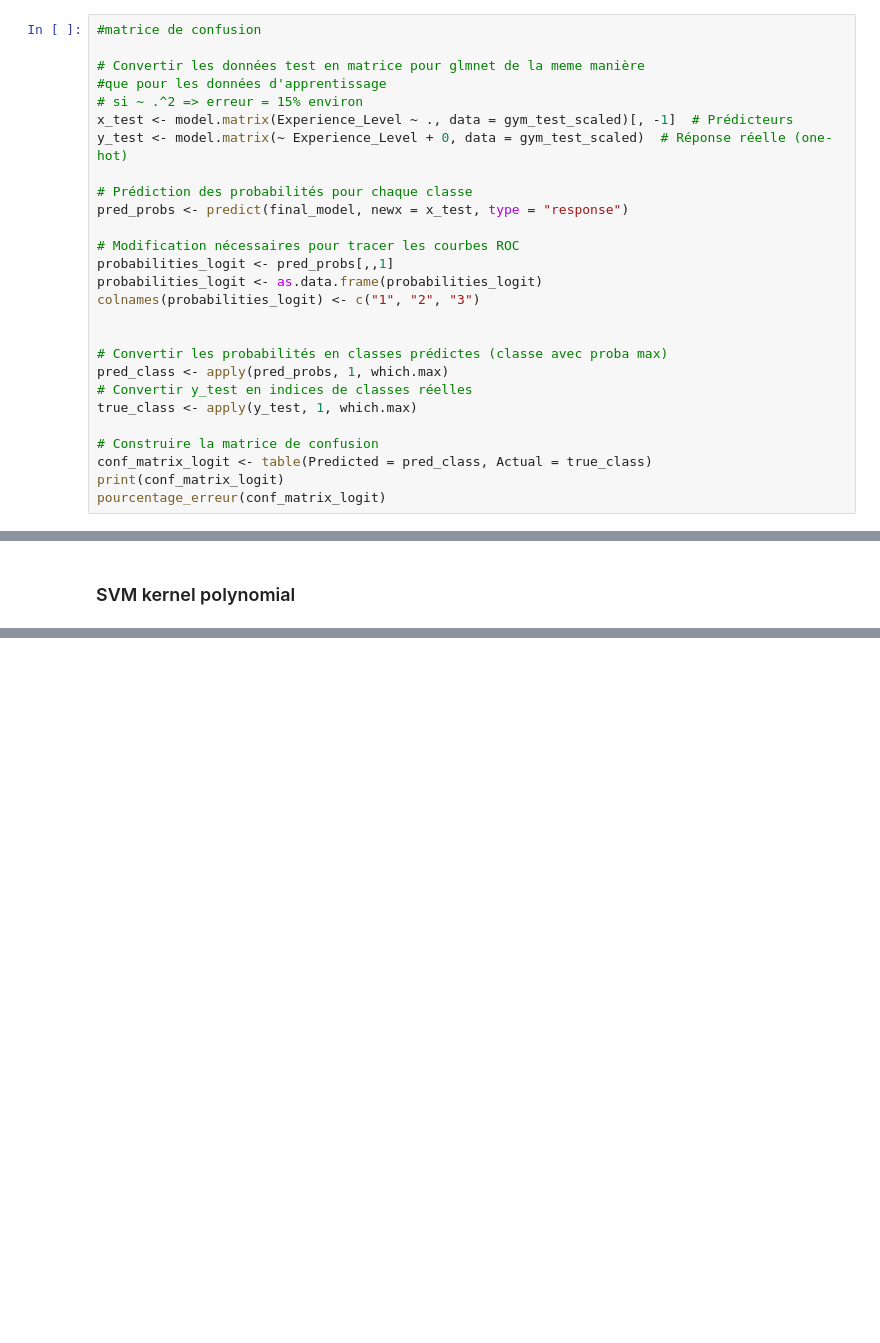
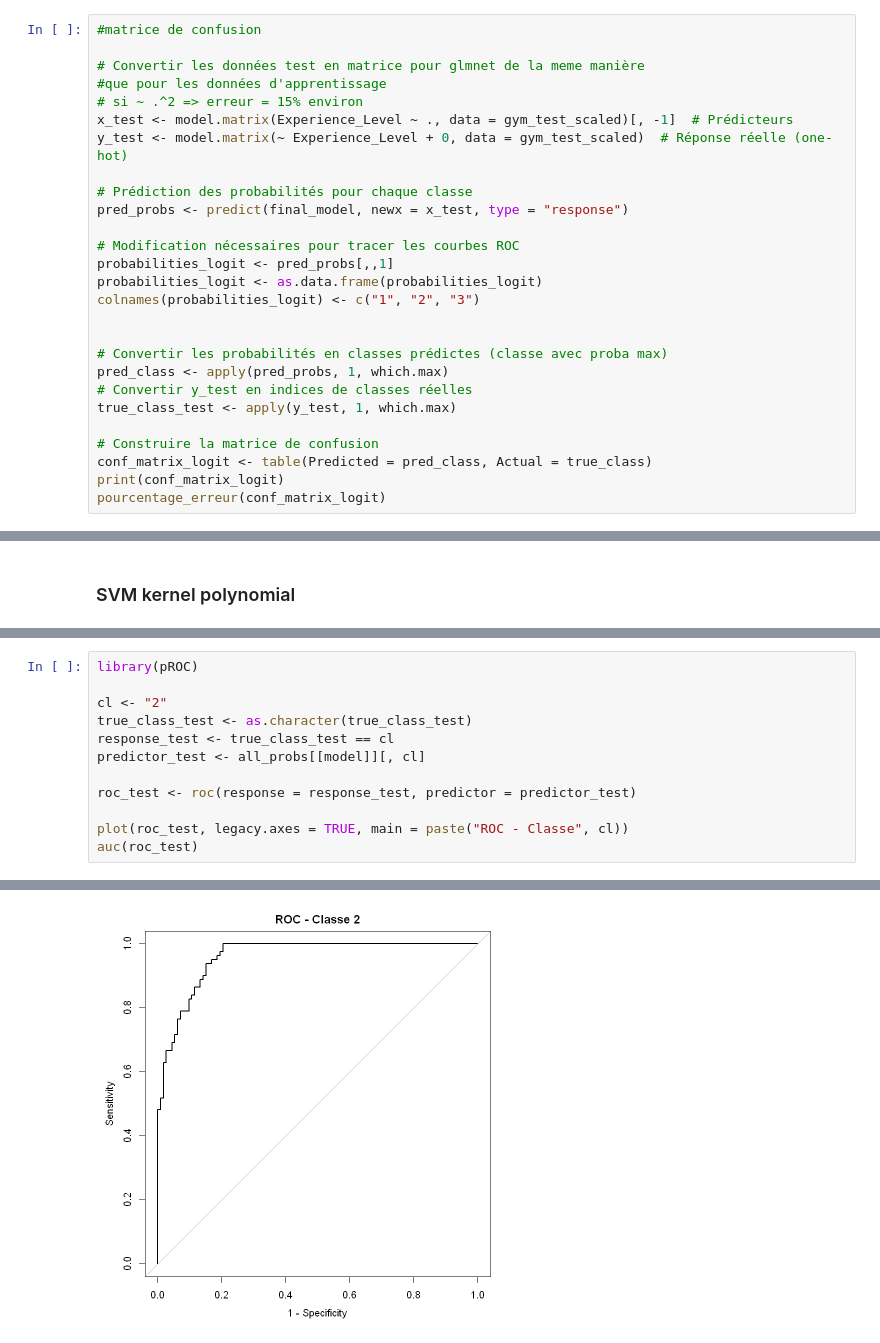
Before and after one commit to Dorianhgn/ProjetML4A, a Jupyter notebook: Experience_Level/Lise/R.ipynb, the cells around one changed output, grey strips where cells are left out. Saved outputs shown, nothing was run; the diff lists cells and outputs as text; blank space fills up the shorter version.

```diff
--- a/Experience_Level/Lise/R.ipynb
+++ b/Experience_Level/Lise/R.ipynb
@@ -295,7 +283,7 @@ colnames(probabilities_logit) <- c("1", "2", "3")
 # Convertir les probabilités en classes prédictes (classe avec proba max)
 pred_class <- apply(pred_probs, 1, which.max)
 # Convertir y_test en indices de classes réelles
-true_class <- apply(y_test, 1, which.max)
+true_class_test <- apply(y_test, 1, which.max)
 
 # Construire la matrice de confusion
 conf_matrix_logit <- table(Predicted = pred_class, Actual = true_class)
@@ -505,0 +520,13 @@ courbe roc:
+# %%
+library(pROC)
+
+cl <- "2"
+true_class_test <- as.character(true_class_test)
+response_test <- true_class_test == cl
+predictor_test <- all_probs[[model]][, cl]
+
+roc_test <- roc(response = response_test, predictor = predictor_test)
+
+plot(roc_test, legacy.axes = TRUE, main = paste("ROC - Classe", cl))
+auc(roc_test)
+# %% [output]
@@ -505,0 +537 @@ courbe roc:
+[figure, added]
```
Also changed, not shown: parts of 37 cells of this notebook, 1 other file.
